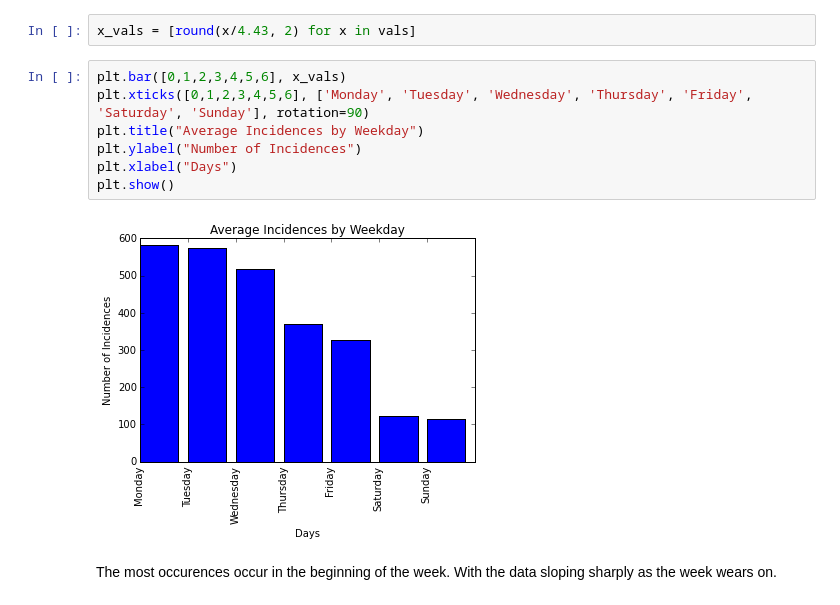
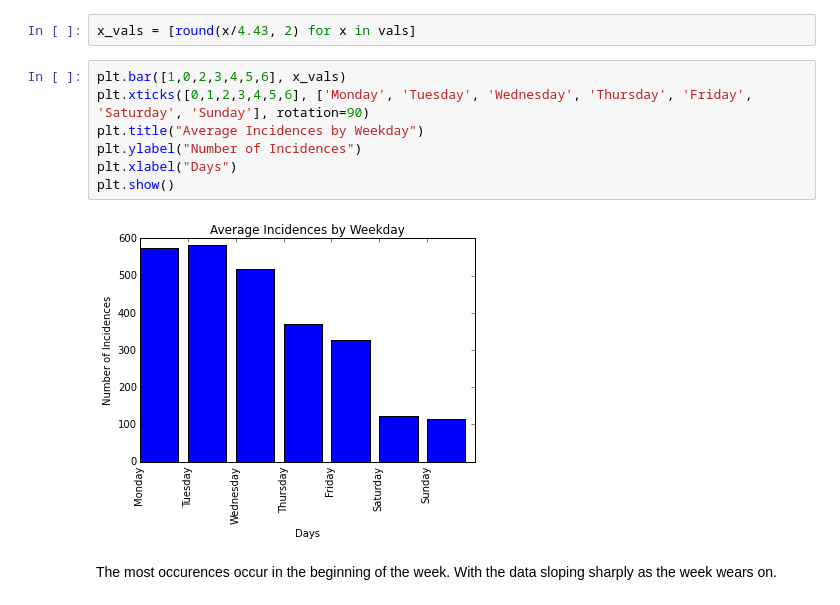
Before and after one commit to andrewmpierce/Consumer-Complaints, a Jupyter notebook: consumer-complaints.ipynb, the cells around one changed output. Drawn from its saved outputs; the diff is of its cells as text.

Commit message:
tweaked final graph

```diff
--- a/consumer-complaints.ipynb
+++ b/consumer-complaints.ipynb
@@ -95,13 +95,13 @@ vals = [x for x in cons.index.value_counts()]
 # %%
 x_vals = [round(x/4.43, 2) for x in vals]
 # %%
-plt.bar([0,1,2,3,4,5,6], x_vals)
+plt.bar([1,0,2,3,4,5,6], x_vals)
 plt.xticks([0,1,2,3,4,5,6], ['Monday', 'Tuesday', 'Wednesday', 'Thursday', 'Friday', 'Saturday', 'Sunday'], rotation=90)
 plt.title("Average Incidences by Weekday")
 plt.ylabel("Number of Incidences")
 plt.xlabel("Days")
 plt.show()
 # %% [output]
-[figure, old version]
+[figure, new version]
 # %% [markdown]
 The most occurences occur in the beginning of the week. With the data sloping sharply as the week wears on.
```
